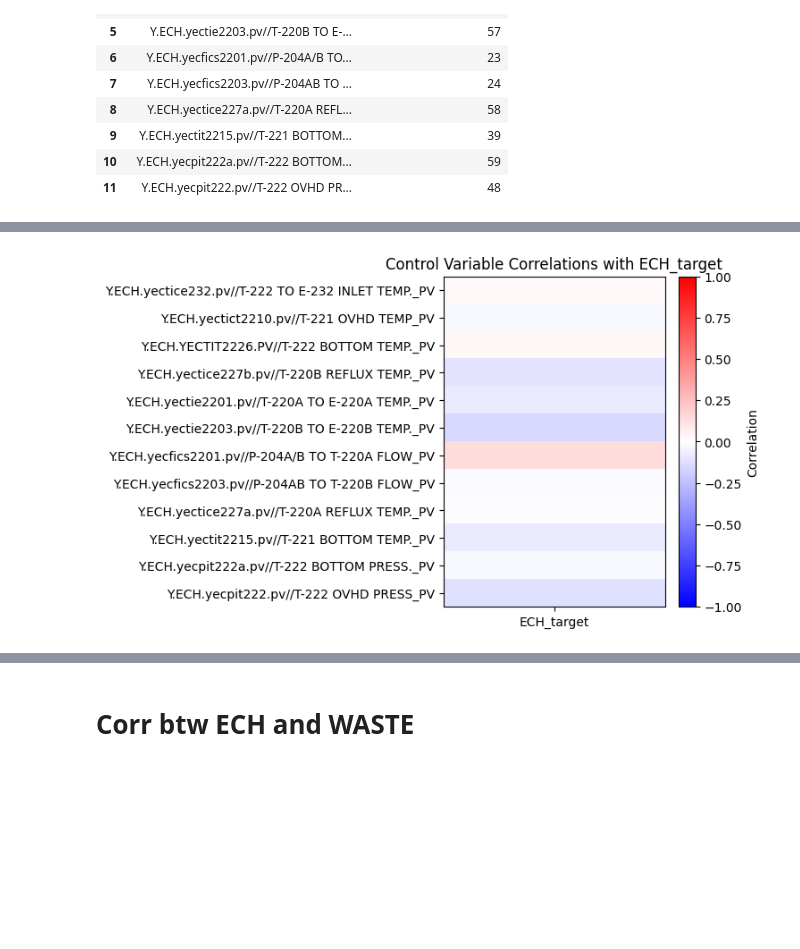
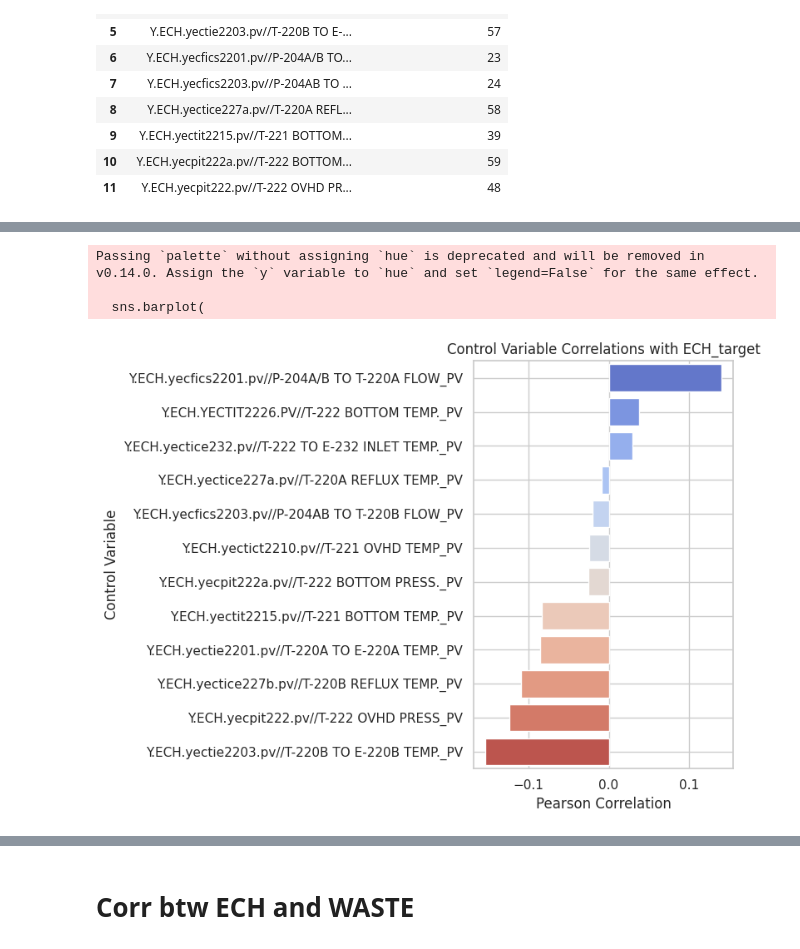
Before and after one commit to Junyoung0426/Multi-Objective-Prediction-and-Optimization-to-Increase-ECH-yield-and-Reduce-Waste-with-Chemical-D, a Jupyter notebook: EDA_chemical.ipynb, the cells around one changed output, grey strips where cells are left out. Cells and saved outputs as stored; diff of their text form; code cells hidden in the pictures; blank space fills up the shorter version.

```diff
--- a/EDA_chemical.ipynb
+++ b/EDA_chemical.ipynb
@@ -58,28 +115,29 @@ df_positions
 # %%
 control_tags = df_control['tag'].tolist()
-
 existing_tags = [tag for tag in control_tags if tag in df.columns]
 missing_tags = [tag for tag in control_tags if tag not in df.columns]
 
 corr_series = df[existing_tags].corrwith(df['ECH_target'])
+corr_df = corr_series.sort_values(ascending=False).to_frame(name='Correlation_with_ECH_target')
 
-corr_df = corr_series.sort_values(ascending=False).to_frame(
-    name='Correlation_with_ECH_target')
+colors = sns.color_palette("coolwarm", len(corr_df))
 
-fig, ax = plt.subplots(figsize=(4, 0.4 * len(corr_series)))
-heatmap_data = corr_series.values.reshape(-1, 1)
-im = ax.imshow(heatmap_data, cmap='bwr', vmin=-1, vmax=1, aspect='auto')
-
-ax.set_yticks(range(len(corr_series)))
-ax.set_yticklabels(corr_series.index)
-ax.set_xticks([0])
-ax.set_xticklabels(['ECH_target'])
-ax.set_title('Control Variable Correlations with ECH_target')
-
-cbar = fig.colorbar(im, ax=ax)
-cbar.set_label('Correlation')
-
+plt.figure(figsize=(8, 0.5 * len(corr_df)))
+sns.barplot(
+    x='Correlation_with_ECH_target',
+    y=corr_df.index,
+    data=corr_df,
+    orient='h',
+    palette=colors
+)
+plt.title('Control Variable Correlations with ECH_target')
+plt.xlabel('Pearson Correlation')
+plt.ylabel('Control Variable')
+plt.grid(True)
 plt.tight_layout()
 plt.show()
 # %% [output]
+Passing `palette` without assigning `hue` is deprecated and will be removed in v0.14.0. Assign the `y` variable to `hue` and set `legend=False` for the same effect.
+
+  sns.barplot(
-[figure, old version]
+[figure, new version]
```
Also changed, not shown: parts of 7 cells of this notebook, 1 other file.
